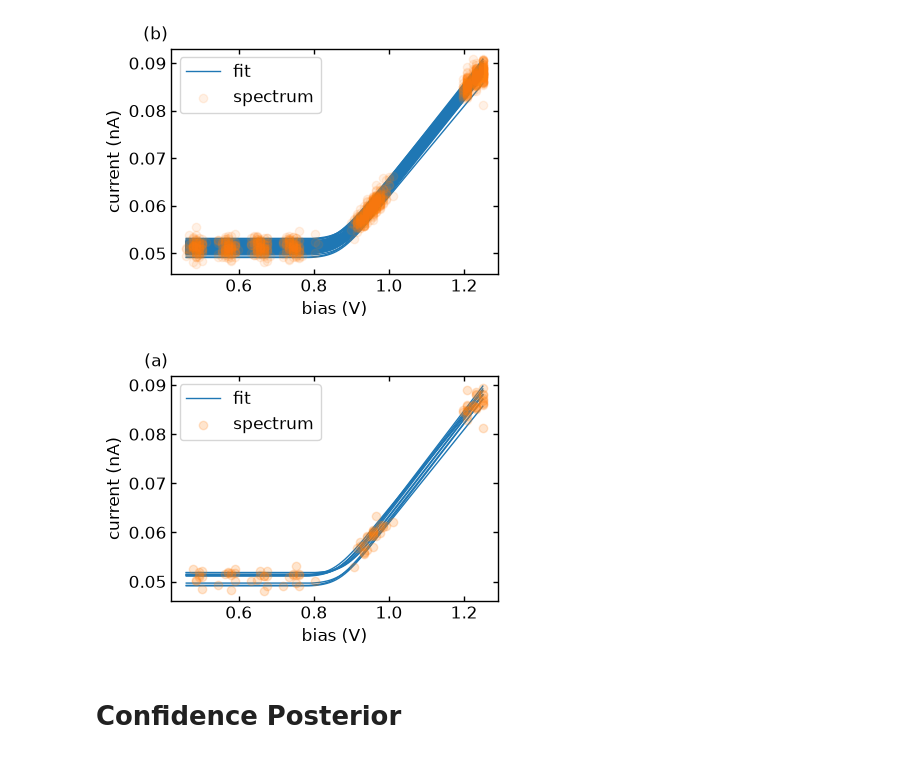
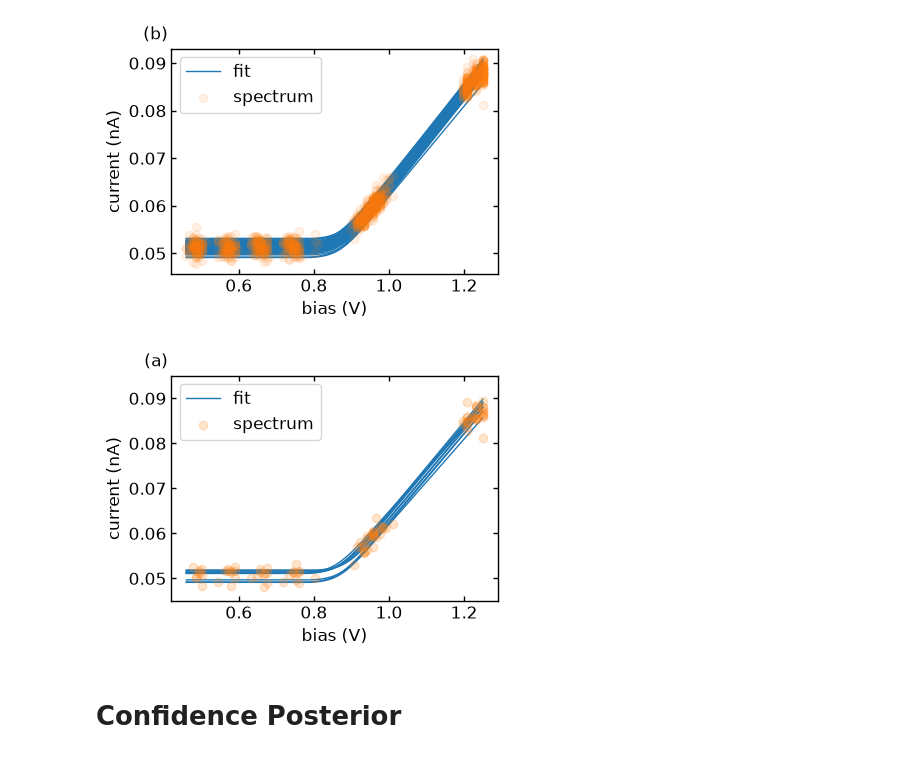
Before and after one commit to sandialabs/PRISMA, a Jupyter notebook: figures/PRISMA_nanonis_10.ipynb, the cells around one changed output. Drawn from its saved outputs; the diff is of its cells as text; code cells hidden in the pictures.

```diff
--- a/figures/PRISMA_nanonis_10.ipynb
+++ b/figures/PRISMA_nanonis_10.ipynb
@@ -127,20 +127,21 @@ plot_spectrum_series_fit_sort(spectrum_series, t_series_inv,
 # %%
 subset_lim = 10
 plot_spectrum_series_fit_sort(spectrum_series[:subset_lim], t_series_inv[:subset_lim],
                               np.linspace(np.min(spectrum_series),
                                           np.max(spectrum_series),
                                           100),
                               m_prior_series[:subset_lim, -1],
                               beem_integral_f_vector_j,
                               scale_bounds=(in_min, in_max, out_min, out_max),
                               xlabel="bias (V)",
                               ylabel="current (nA)",
                               #  title="I/V Spectra",
-                              f_save=join(figure_dir, "PRISMA_nanonis_10_spectrum_fit_subset.pdf"),
                               id="(a)",
-                              color_fit='C0', color_series='C1', alpha=.2)
+                              color_fit='C0', color_series='C1', alpha=.2,
+                              ylim=[0.045, 0.095],
+                              f_save=join(figure_dir, "PRISMA_nanonis_10_spectrum_fit_subset.pdf"))
 # %% [output]
-[figure, old version]
+[figure, new version]
 # %% [markdown]
 # Confidence Posterior
 # %%
```
Also changed, not shown: 44 other files.
